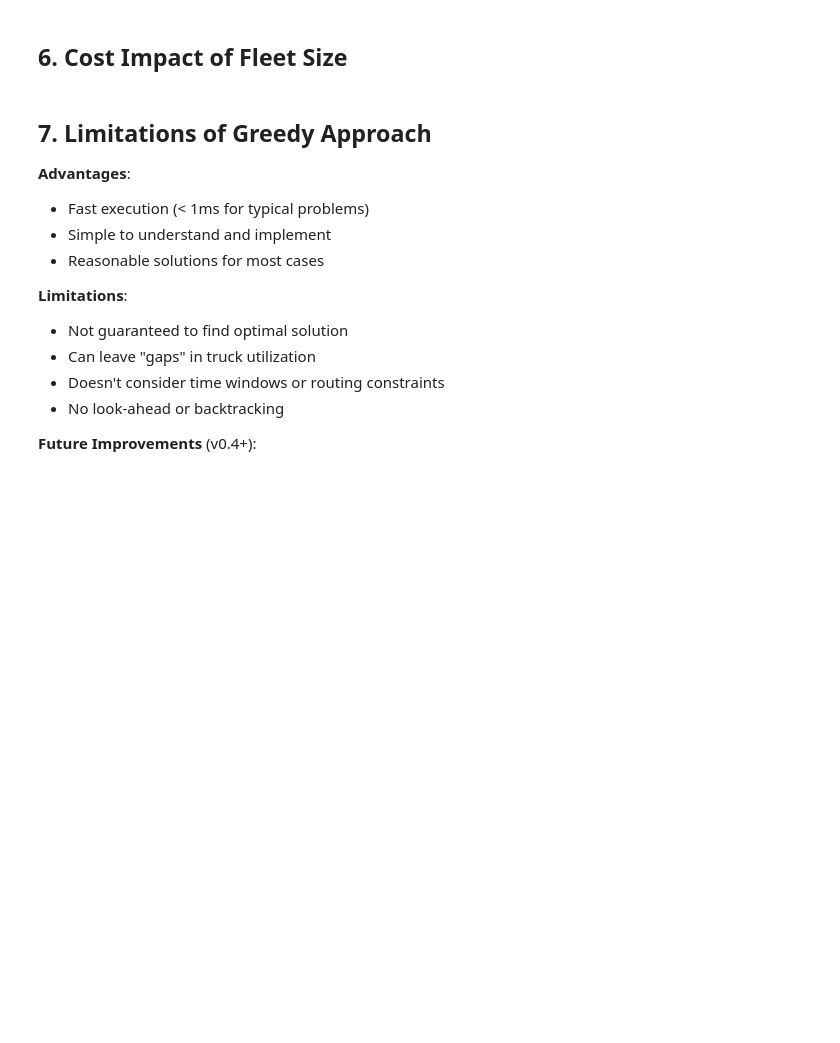
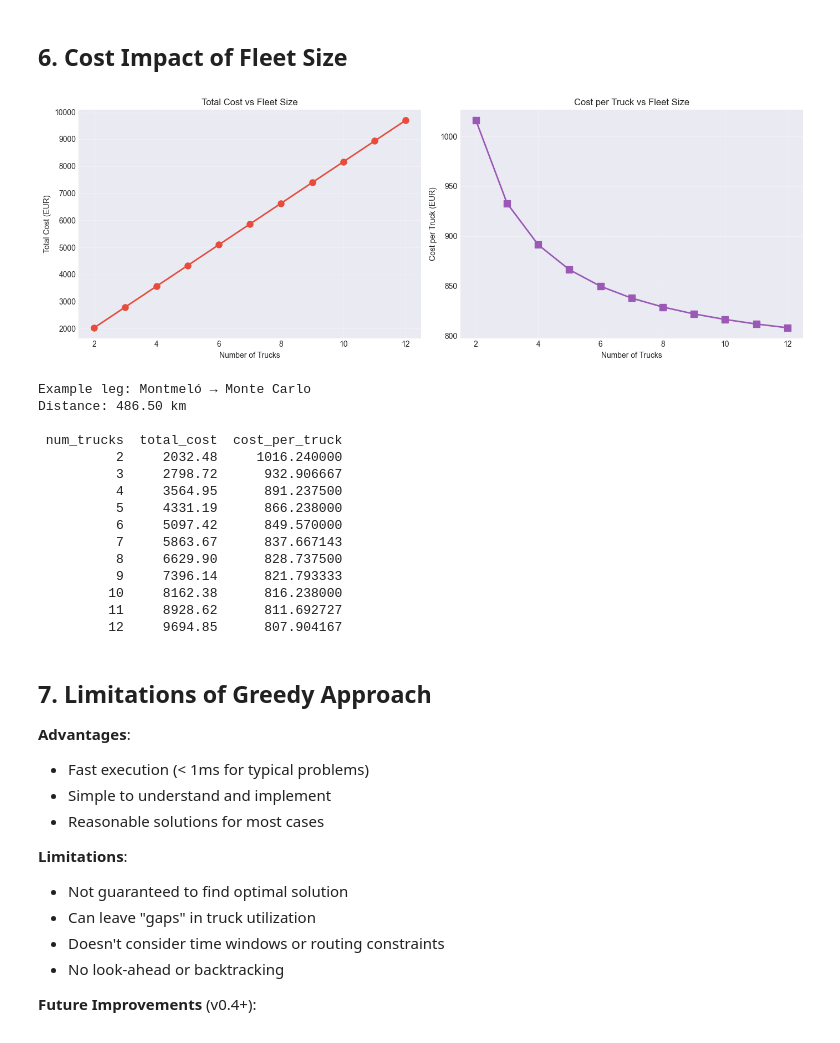
Before and after one commit to vihanga/f1ops, a Jupyter notebook: notebooks/04_optimization.ipynb, the cells around one changed output. Drawn from its saved outputs; the diff is of its cells as text; code cells hidden in the pictures; blank space fills up the shorter version.

```diff
--- a/notebooks/04_optimization.ipynb
+++ b/notebooks/04_optimization.ipynb
@@ -17,11 +17,16 @@ import seaborn as sns
 from f1ops.data_loader import get_european_races
 from f1ops.geo import build_season_legs
 from f1ops.cost import calculate_leg_cost
-from f1ops.optimize import greedy_truck_allocation, optimize_fleet_allocation
+from f1ops.optimize import greedy_truck_allocation_bin_packing, optimize_fleet_allocation
 from f1ops.config import DEFAULT_COST_PARAMS
 
+# Modern 2025 plotting style
+import matplotlib as mpl
+mpl.rcParams['figure.dpi'] = 100
+plt.style.use('seaborn-v0_8-darkgrid')
+sns.set_palette('husl')
+
 %matplotlib inline
-sns.set_style('whitegrid')
 # %% [markdown]
 ## 1. Problem Definition
 
@@ -84,6 +100,6 @@ print(f"\nUtilization: {total_cargo / (num_trucks * truck_capacity_kg) * 100:.1f
 # %%
 # Run greedy allocation
-allocation = greedy_truck_allocation(cargo_items, num_trucks, truck_capacity_kg)
+allocation = greedy_truck_allocation_bin_packing(cargo_items, num_trucks, truck_capacity_kg)
 
 print("Allocation Results:\n")
 for truck_id, items in allocation.items():
@@ -138,7 +174,7 @@ fleet_analysis = []
 
 for n in range(min_trucks, max_trucks + 1):
     try:
-        alloc = greedy_truck_allocation(cargo_items, n, truck_capacity_kg)
+        alloc = greedy_truck_allocation_bin_packing(cargo_items, n, truck_capacity_kg)
 
         # Calculate average utilization
         total_load = sum(sum(item["weight_kg"] for item in items) for items in alloc.values())
@@ -183,37 +234,54 @@ params = DEFAULT_COST_PARAMS.copy()
 cost_analysis = []
 
 for n in feasible_fleets['num_trucks']:
-    params['num_trucks'] = n
-    cost = calculate_leg_cost(example_leg, params)
+    n_trucks = int(n)
+    cost = calculate_leg_cost(example_leg, n_trucks, params)
     cost_analysis.append({
-        'num_trucks': n,
+        'num_trucks': n_trucks,
         'total_cost': cost.total_cost_eur,
-        'cost_per_truck': cost.total_cost_eur / n
+        'cost_per_truck': cost.total_cost_eur / n_trucks
     })
 
 df_cost = pd.DataFrame(cost_analysis)
 
 # Plot
 fig, (ax1, ax2) = plt.subplots(1, 2, figsize=(14, 5))
 
 ax1.plot(df_cost['num_trucks'], df_cost['total_cost'], marker='o', linewidth=2, markersize=8, color='#e74c3c')
 ax1.set_xlabel('Number of Trucks')
 ax1.set_ylabel('Total Cost (EUR)')
 ax1.set_title('Total Cost vs Fleet Size')
 ax1.grid(True, alpha=0.3)
 
 ax2.plot(df_cost['num_trucks'], df_cost['cost_per_truck'], marker='s', linewidth=2, markersize=8, color='#9b59b6')
 ax2.set_xlabel('Number of Trucks')
 ax2.set_ylabel('Cost per Truck (EUR)')
 ax2.set_title('Cost per Truck vs Fleet Size')
 ax2.grid(True, alpha=0.3)
 
 plt.tight_layout()
 plt.show()
 
 print(f"Example leg: {example_leg.leg_name}")
 print(f"Distance: {example_leg.distance_km:.2f} km\n")
 print(df_cost.to_string(index=False))
+# %% [output]
+[figure, added]
+Example leg: Montmeló → Monte Carlo
+Distance: 486.50 km
+
+ num_trucks  total_cost  cost_per_truck
+          2     2032.48     1016.240000
+          3     2798.72      932.906667
+          4     3564.95      891.237500
+          5     4331.19      866.238000
+          6     5097.42      849.570000
+          7     5863.67      837.667143
+          8     6629.90      828.737500
+          9     7396.14      821.793333
+         10     8162.38      816.238000
+         11     8928.62      811.692727
+         12     9694.85      807.904167
 # %% [markdown]
 ## 7. Limitations of Greedy Approach
 
```
Also changed, not shown: parts of 7 cells of this notebook, 8 other files.
